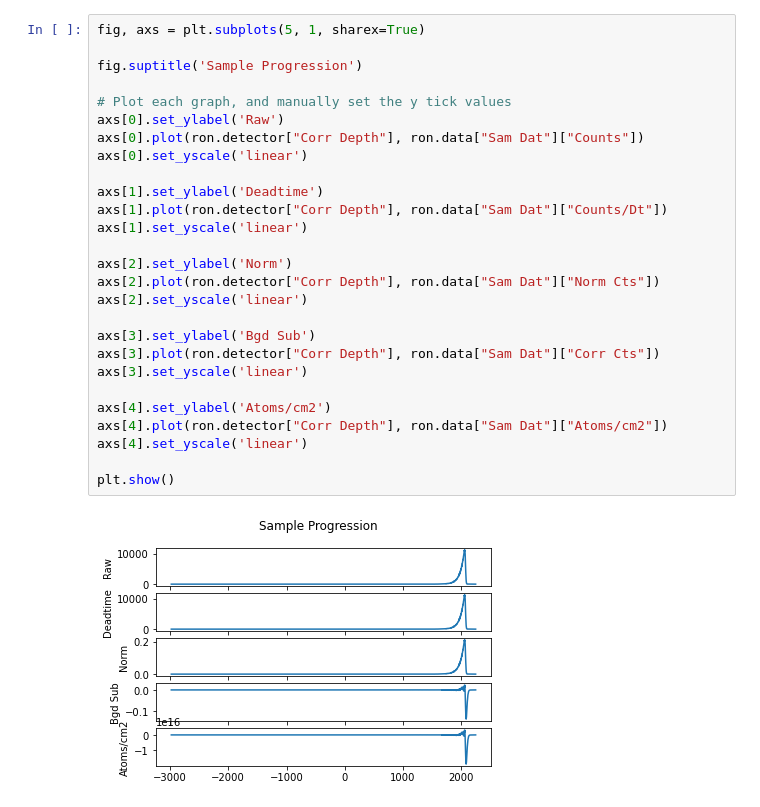
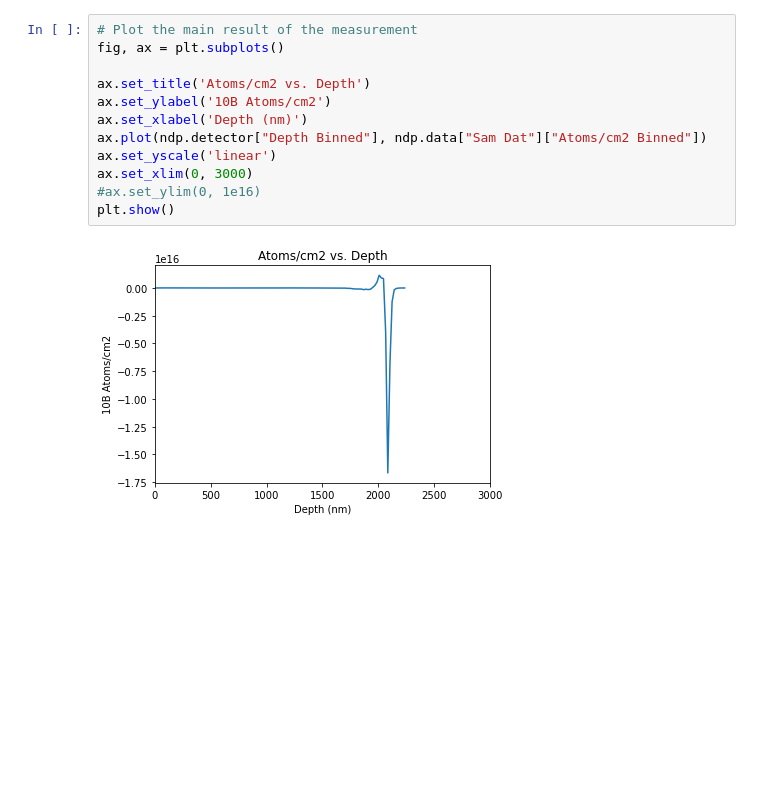
Before and after one commit to martintb/ndp, a Jupyter notebook: Jupyter/NDPReduce.ipynb, the cells around one changed output. Cells and saved outputs as stored; diff of their text form; blank space fills up the shorter version.

```diff
--- a/Jupyter/NDPReduce.ipynb
+++ b/Jupyter/NDPReduce.ipynb
@@ -65,29 +136,14 @@ plt.show()
-# %%
-fig, axs = plt.subplots(5, 1, sharex=True)
-
-fig.suptitle('Sample Progression')
-
-# Plot each graph, and manually set the y tick values
-axs[0].set_ylabel('Raw')
-axs[0].plot(ron.detector["Corr Depth"], ron.data["Sam Dat"]["Counts"])
-axs[0].set_yscale('linear')
-
-axs[1].set_ylabel('Deadtime')
-axs[1].plot(ron.detector["Corr Depth"], ron.data["Sam Dat"]["Counts/Dt"])
-axs[1].set_yscale('linear')
-
-axs[2].set_ylabel('Norm')
-axs[2].plot(ron.detector["Corr Depth"], ron.data["Sam Dat"]["Norm Cts"])
-axs[2].set_yscale('linear')
-
-axs[3].set_ylabel('Bgd Sub')
-axs[3].plot(ron.detector["Corr Depth"], ron.data["Sam Dat"]["Corr Cts"])
-axs[3].set_yscale('linear')
-
-axs[4].set_ylabel('Atoms/cm2')
-axs[4].plot(ron.detector["Corr Depth"], ron.data["Sam Dat"]["Atoms/cm2"])
-axs[4].set_yscale('linear')
-
-plt.show()
-# %% [output]
-[figure, removed]
+# %%
+# Plot the main result of the measurement
+fig, ax = plt.subplots()
+
+ax.set_title('Atoms/cm2 vs. Depth')
+ax.set_ylabel('10B Atoms/cm2')
+ax.set_xlabel('Depth (nm)')
+ax.plot(ndp.detector["Depth Binned"], ndp.data["Sam Dat"]["Atoms/cm2 Binned"])
+ax.set_yscale('linear')
+ax.set_xlim(0, 3000)
+#ax.set_ylim(0, 1e16)
+plt.show()
+# %% [output]
+[figure, added]
```
Also changed, not shown: parts of 12 cells of this notebook, 8 other files.
